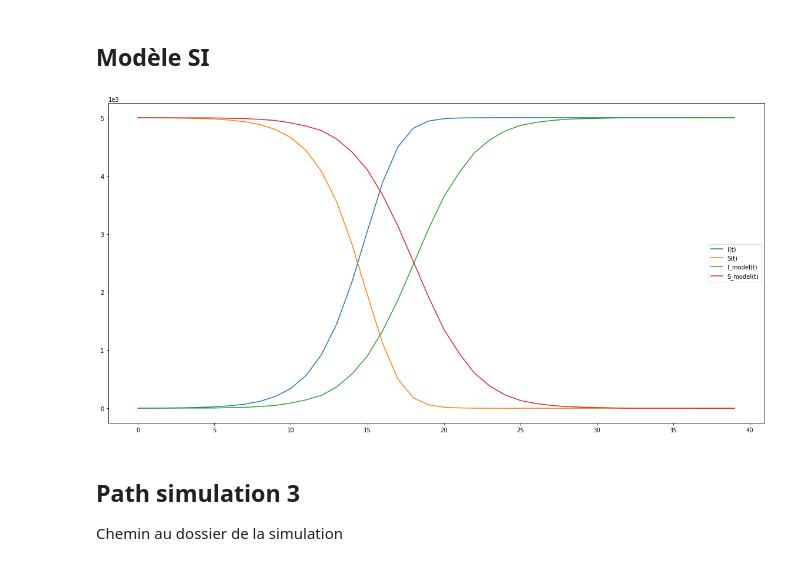
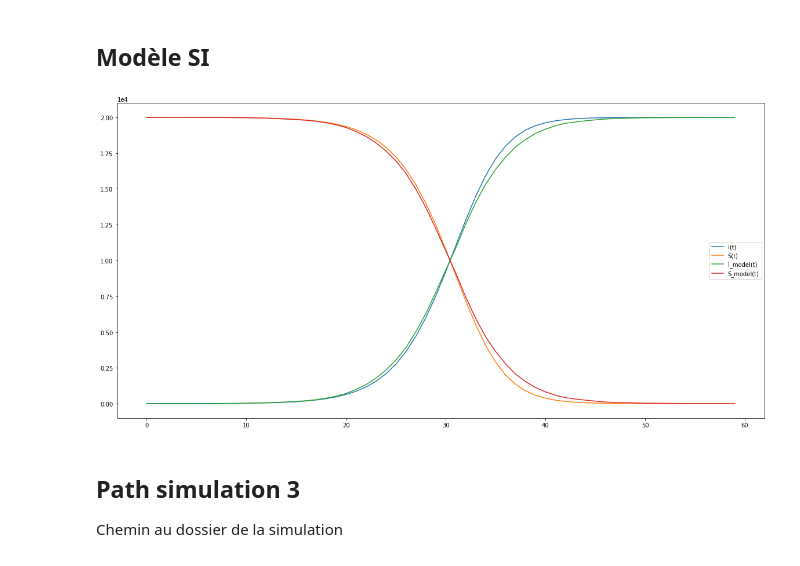
Before and after one commit to maximepasquier/Diversity, a Jupyter notebook: Python/SI.ipynb, the cells around one changed output. Saved outputs shown, nothing was run; the diff lists cells and outputs as text; code cells hidden in the pictures.

```diff
--- a/Python/SI.ipynb
+++ b/Python/SI.ipynb
@@ -29,8 +29,8 @@ def infection(S, I, N, iterations):
         I_comp.append(I)
 
 N = 5000 # S + I = N
-beta = 0.066
-iterations = 300
+beta = 0.516
+iterations = 40
 
 S = N - 1
 I = 1
@@ -86,39 +86,39 @@ def infection(S, I, N, iterations):
         S_comp.append(S)
         I_comp.append(I)
 
-N = 5000 # S + I = N
-beta = 0.706
-iterations = 40
+N = 20000 # S + I = N
+beta = 0.362
+iterations = 60
 
 S = N - 1
 I = 1
 
 S_comp = [] # infected compartment
 I_comp = [] # susceptible compartment
 
 nombre_individus_S = N - contamine
 
 infection(S, I, N, iterations)
 figure = plt.figure(figsize=(20, 10))
 
 I_line, = plt.plot(I_comp, label='I(t)')
 S_line, = plt.plot(S_comp, label='S(t)')
 I_model, = plt.plot(contamine, label='I_model(t)')
 S_model, = plt.plot(nombre_individus_S, label='S_model(t)')
 
 plt.legend(handles=[I_line, S_line, I_model, S_model])
 
 plt.ticklabel_format(style='sci', axis='y', scilimits=(0,0)) # use scientific notation
 
 plt.show()
 
 # MSE I
 #print("MSE I : ", np.square(np.subtract(contamine['Nombre de contaminés'].values.tolist(),I_comp)).mean())
 
 # MSE S
 #print("MSE S : ", np.square(np.subtract(nombre_individus['Nombre de contaminés'].values.tolist(),S_comp)).mean())
 # %% [output]
-[figure, old version]
+[figure, new version]
 # %% [markdown]
 ## Path simulation 3
 Chemin au dossier de la simulation
```
Also changed, not shown: parts of 13 cells of this notebook, 20 other files.
